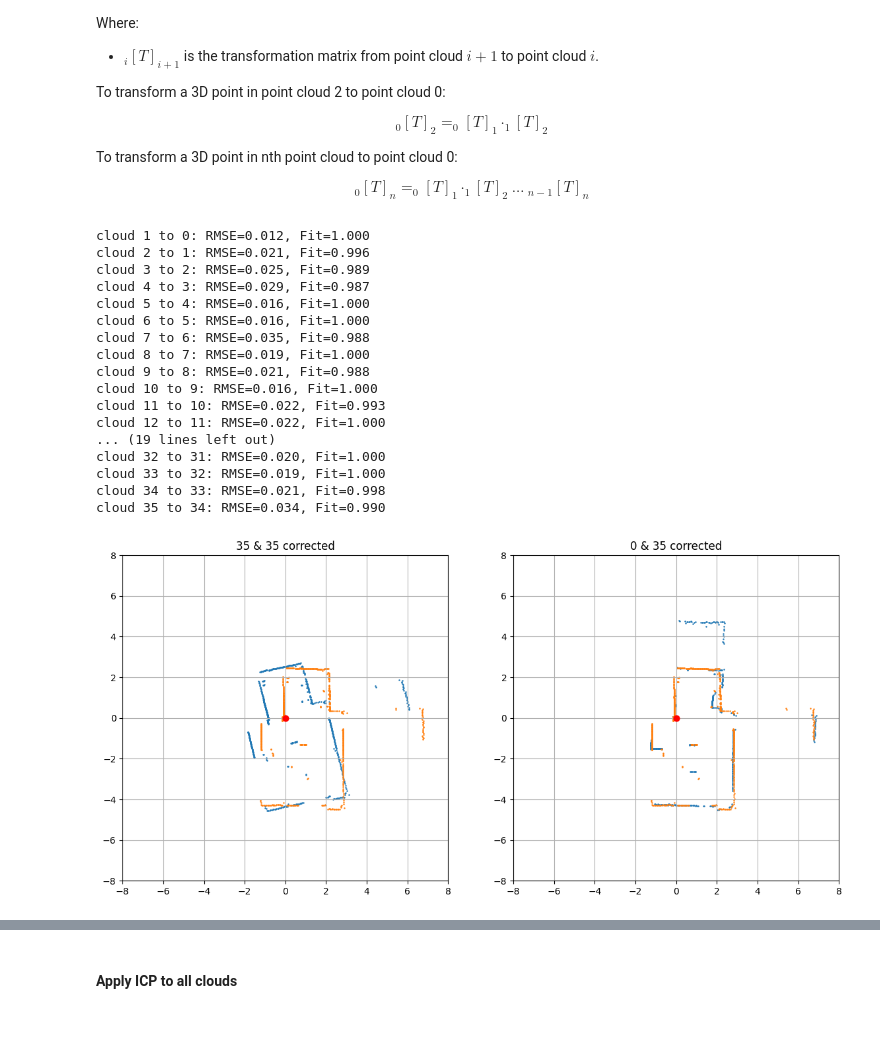
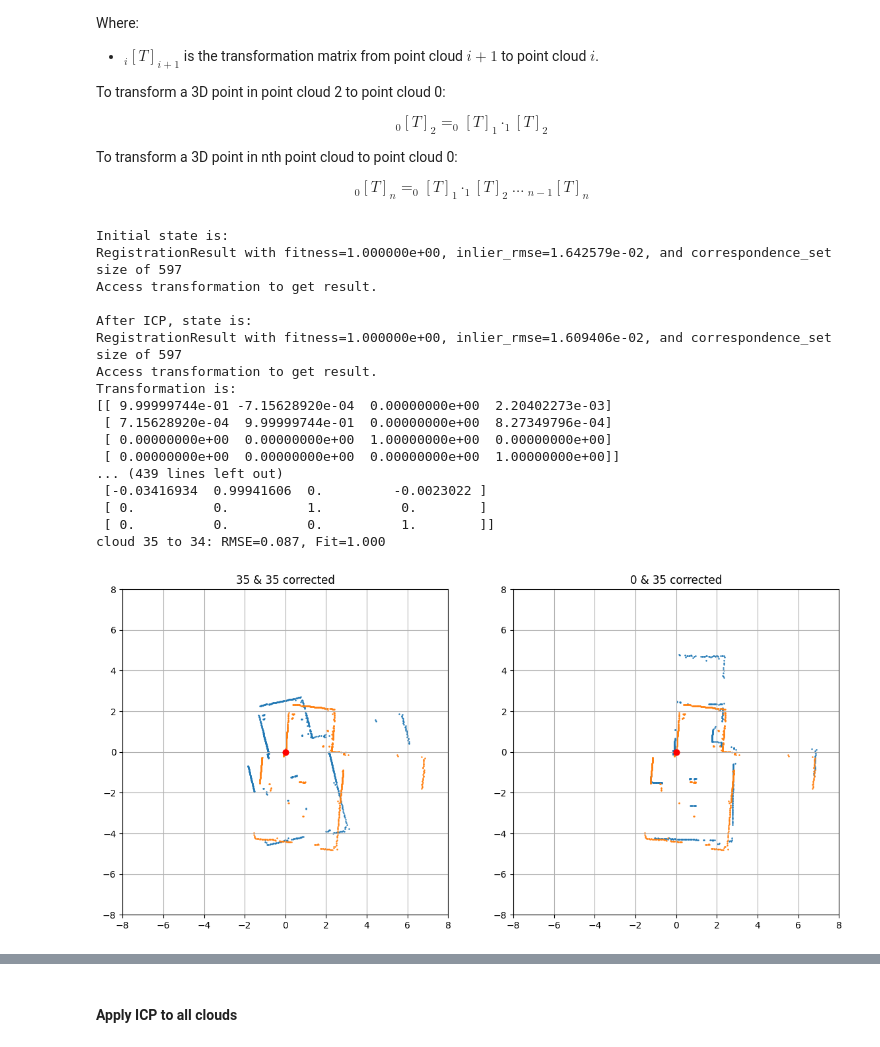
Before and after one commit to HumbertoDiego/lidar-experiments, a Jupyter notebook: Theory 2.2-ICPModerateDataset.ipynb, the cells around one changed output, grey strips where cells are left out. Cells and saved outputs as stored; diff of their text form; code cells hidden in the pictures.

```diff
--- a/Theory 2.2-ICPModerateDataset.ipynb
+++ b/Theory 2.2-ICPModerateDataset.ipynb
@@ -94,7 +95,8 @@ time: 16 ms (started: 2024-11-18 22:56:01 -03:00)
 # %% [markdown]
 ### Open Dataset
 # %%
-df = pd.read_csv("./sample_data/t_x_y_z.csv", names=["time","x","y","z"], header=None)
+sample_i = "1"
+df = pd.read_csv(f"./sample_data/t_x_y_z{sample_i}.csv", names=["time","x","y","z"], header=None)
 df.tail(5)
 # %% [output]
 |  | time | x | y | z |
@@ -247,21 +249,25 @@ Result: <a href="imgs/scatter_animation.mp4">imgs/scatter_animation.mp4</a>
 # %% [markdown]
 #### Apply ICP between 2 (not so much) distant clouds
 # %%
-# initializations
+# remove time column
 for i in range(len(dfs)):
     try:
-        del dfs[i]['time'] # remove time column
+        del dfs[i]['time']
     except:
         pass
+
+# to numpy
+scans = []
+for i in range(len(dfs)):
+    scans.append(dfs[i].to_numpy())
 
 def transform(T,array):
     ones_row = np.ones((1, array.T.shape[1]))
     source_homogeneous = np.append( array.T , ones_row, axis=0)
     return T @ source_homogeneous
 
-def correct_cloud(source_idx,target_idx, sor=(), icp_threshold = 0.3, ignore_threshold=(), verbose=False):
+def correct_cloud(source_array, target_array, sor=(), icp_threshold = 3, init_trans=np.eye(4), verbose=False):
     # Pass xyz to Open3D.o3d.geometry.PointCloud
-    target_array = dfs[target_idx].to_numpy()
     target = o3d.geometry.PointCloud()
     target.points = o3d.utility.Vector3dVector(target_array)
     if sor:
@@ -270,7 +276,6 @@ def correct_cloud(source_idx,target_idx, sor=(), icp_threshold = 0.3, ignore_thr
                                                     std_ratio=sor[1])
         target = target.select_by_index(ind)
 
-    source_array = dfs[source_idx].to_numpy()
     source = o3d.geometry.PointCloud()
     source.points = o3d.utility.Vector3dVector(source_array)
     if sor:
@@ -286,14 +291,14 @@ def correct_cloud(source_idx,target_idx, sor=(), icp_threshold = 0.3, ignore_thr
         print(evaluation)
 
     # apply Open3D ICP
-    reg_p2p = o3d.pipelines.registration.registration_icp(source, target, icp_threshold)
-    if ignore_threshold:
-        if reg_p2p.fitness < ignore_threshold[0]:
-            print(f"\nBad fitness, {reg_p2p.fitness:.3f}<{ignore_threshold[0]} on {source_idx} to {target_idx}.")
-            return None, None, [], []
-        if reg_p2p.inlier_rmse > ignore_threshold[1]:
-            print(f"\nBad RMSE, {reg_p2p.inlier_rmse:.3f}>{ignore_threshold[1]} on {source_idx} to {target_idx}.")
-            return None, None, [], []
+    reg_p2p = o3d.pipelines.registration.registration_icp(source, target, icp_threshold, init_trans)
+    # if ignore_threshold:
+    #     if reg_p2p.fitness < ignore_threshold[0]:
+    #         print(f"\nBad fitness, {reg_p2p.fitness:.3f}<{ignore_threshold[0]} on {source_idx} to {target_idx}.")
+    #         return None, None, [], []
+    #     if reg_p2p.inlier_rmse > ignore_threshold[1]:
+    #         print(f"\nBad RMSE, {reg_p2p.inlier_rmse:.3f}>{ignore_threshold[1]} on {source_idx} to {target_idx}.")
+    #         return None, None, [], []
     if verbose:
         print("\nAfter ICP, state is:")
         print(reg_p2p)
@@ -305,7 +310,7 @@ def correct_cloud(source_idx,target_idx, sor=(), icp_threshold = 0.3, ignore_thr
     return reg_p2p.fitness, reg_p2p.inlier_rmse, reg_p2p.transformation, source_corrected
 
 source_idx, target_idx = 35, 0
-_, _, _, source_corrected = correct_cloud(source_idx, target_idx, verbose=True)
+_, _, _, source_corrected = correct_cloud(scans[source_idx], scans[target_idx], verbose=True)
 
 # plot
 fig, (ax1,ax2) = plt.subplots(1,2,figsize=(14,10))
@@ -397,47 +402,46 @@ $$
 _{0}{\left[T\right]}_{n} = _{0}{\left[T\right]}_{1} \cdot _{1}{\left[T\right]}_{2} \ \dots \  _{n-1}{\left[T\right]}_{n}
 $$
 # %%
-# Transform one by one and stack trasnformations
+# Transform one by one and stack transformations
 trans_init = np.eye(4)
 init = 0
 end = 35
 for i in range(init,end):
 
     source_idx, target_idx = i+1, i
-    fitness, rmse, trans_local, source_corrected = correct_cloud(source_idx, target_idx, sor=(5,2.0), verbose=False)
+    fitness, rmse, trans_local, source_corrected = correct_cloud(scans[source_idx], scans[target_idx], verbose=True)
     print(f"cloud {i+1} to {i}: RMSE={rmse:.3f}, Fit={fitness:.3f}")
 
-    if len(trans_local)!=0:
-        trans_init = trans_init @ trans_local
+    trans_init = trans_init @ trans_local
 
-source_array = dfs[end].to_numpy()
+source_array = scans[source_idx]
 source_corrected = transform(trans_init, source_array)
 # plot
 fig, (ax1,ax2) = plt.subplots(1,2,figsize=(14,10))
 plot_2d(dfs[end].x, dfs[end].y,  "", ax1)
 plot_2d(source_corrected[0,:], source_corrected[1,:], f"{end} & {end} corrected", ax1)
 ax1.grid()
 
 plot_2d(dfs[init].x, dfs[init].y, "", ax2)
 plot_2d(source_corrected[0,:], source_corrected[1,:], f"{init} & {end} corrected", ax2)
 ax2.grid()
 plt.show()
 # %% [output]
-cloud 1 to 0: RMSE=0.012, Fit=1.000
-cloud 2 to 1: RMSE=0.021, Fit=0.996
-cloud 3 to 2: RMSE=0.025, Fit=0.989
-cloud 4 to 3: RMSE=0.029, Fit=0.987
-cloud 5 to 4: RMSE=0.016, Fit=1.000
-cloud 6 to 5: RMSE=0.016, Fit=1.000
-cloud 7 to 6: RMSE=0.035, Fit=0.988
-cloud 8 to 7: RMSE=0.019, Fit=1.000
-cloud 9 to 8: RMSE=0.021, Fit=0.988
-cloud 10 to 9: RMSE=0.016, Fit=1.000
-cloud 11 to 10: RMSE=0.022, Fit=0.993
-cloud 12 to 11: RMSE=0.022, Fit=1.000
-... (19 lines left out)
-cloud 32 to 31: RMSE=0.020, Fit=1.000
-cloud 33 to 32: RMSE=0.019, Fit=1.000
-cloud 34 to 33: RMSE=0.021, Fit=0.998
-cloud 35 to 34: RMSE=0.034, Fit=0.990
+Initial state is:
+RegistrationResult with fitness=1.000000e+00, inlier_rmse=1.642579e-02, and correspondence_set size of 597
+Access transformation to get result.
+
+After ICP, state is:
+RegistrationResult with fitness=1.000000e+00, inlier_rmse=1.609406e-02, and correspondence_set size of 597
+Access transformation to get result.
+Transformation is:
+[[ 9.99999744e-01 -7.15628920e-04  0.00000000e+00  2.20402273e-03]
+ [ 7.15628920e-04  9.99999744e-01  0.00000000e+00  8.27349796e-04]
+ [ 0.00000000e+00  0.00000000e+00  1.00000000e+00  0.00000000e+00]
+ [ 0.00000000e+00  0.00000000e+00  0.00000000e+00  1.00000000e+00]]
+... (439 lines left out)
+ [-0.03416934  0.99941606  0.         -0.0023022 ]
+ [ 0.          0.          1.          0.        ]
+ [ 0.          0.          0.          1.        ]]
+cloud 35 to 34: RMSE=0.087, Fit=1.000
-[figure, old version]
+[figure, new version]
```
Also changed, not shown: parts of 15 cells of this notebook, 22 other files.
